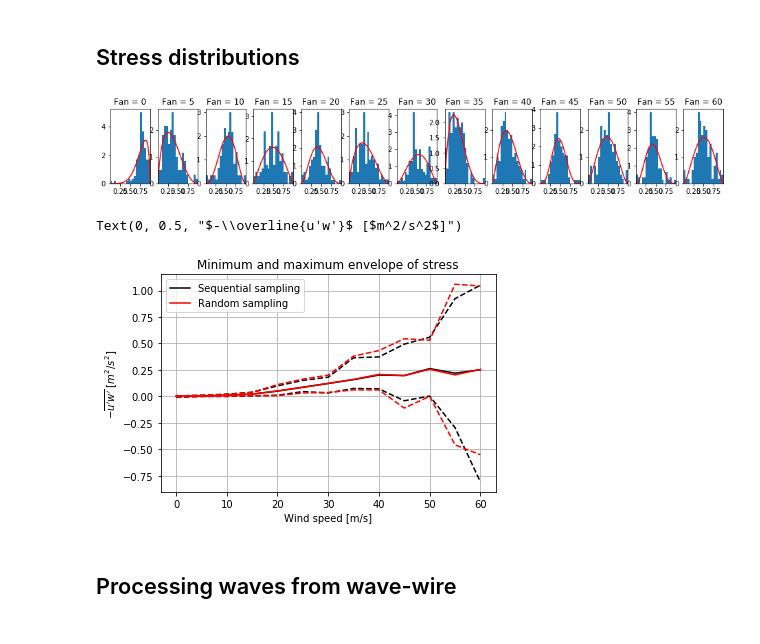
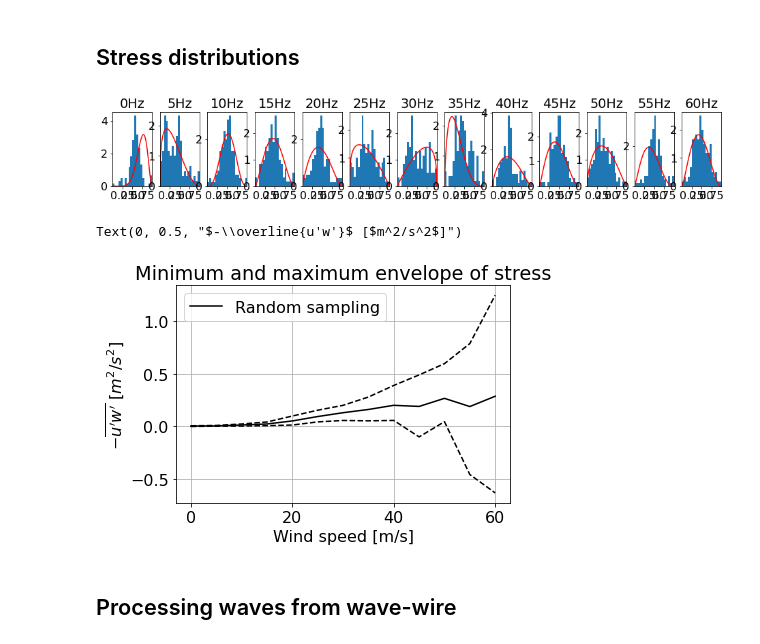
Before and after one commit to sustain-lab/sustain-drag-2020, a Jupyter notebook: tjf-stress.ipynb, the cells around one changed output. Cells and saved outputs as stored; diff of their text form; code cells hidden in the pictures.

```diff
--- a/tjf-stress.ipynb
+++ b/tjf-stress.ipynb
@@ -141,0 +189,9 @@ Text(0.5, 0.98, 'IRGASON 2')
+# %%
+fig = plt.figure(figsize=(10, 8))
+for n in range(len(uw)):
+    plt.semilogx(f[::-1], np.cumsum(np.abs(Suw[n,::-1]) * df) / np.sum(np.abs(Suw[n,::-1]) * df), label='U = %i m/s' % U[n])
+plt.legend()
+plt.xlabel('Frequency [Hz]')
+plt.ylim(0, 1)
+plt.title('Cumulative sum of $S_{uw} \Delta f$ normalized by total stress')
+plt.grid()
@@ -151,14 +293,14 @@ although with the caveat that past some number of samples we'd be oversampling t
 # %%
-def sample_stress_sequential(u, v, w, time, num_runs, run_seconds, sample_seconds, ecfunction=eddy_covariance_flux):
-    """Sequentially sample IRGASON data and compute stress over given sample intervals."""
-    num_samples = run_seconds // sample_seconds
-    U = np.zeros((num_runs, num_samples))
-    uw = np.zeros((num_runs, num_samples))
+def sample_stress(u, v, w, time, run_seconds, sample_seconds, sampling, offset=30):
+    """Uniform-randomly sample IRGASON data and compute stress over given sample intervals."""
+    num_runs, num_samples = sampling.shape
+    U = np.zeros(sampling.shape)
+    uw = np.zeros(sampling.shape)
     perc_good = np.zeros((num_runs, num_samples))
     for n in range(num_runs):
         print('Computing stress for run', n)
         for i in range(num_samples):
-            t0 = n * run_seconds + i * sample_seconds
+            t0 = n * run_seconds + sampling[n,i]
             t1 = t0 + sample_seconds
-            U[n,i], uw[n,i], perc_good[n,i] = ecfunction(u, v, w, time, t0, t1)
+            U[n,i], uw[n,i], perc_good[n,i] = eddy_covariance_flux(u, v, w, time, t0, t1)
     return U, uw, perc_good
@@ -185,5 +314,0 @@ num_runs = len(fan)
-# %%
-U1, uw1, pg1 = sample_stress_sequential(ds.u1, ds.v1, ds.w1, ds.time, num_runs, run_seconds, sample_seconds,
-                                        ecfunction=eddy_covariance_flux)
-U2, uw2, pg2 = sample_stress_sequential(ds.u1, ds.v1, ds.w1, ds.time, num_runs, run_seconds, sample_seconds,
-                                        ecfunction=eddy_covariance_flux_posdef)
@@ -226,0 +315,2 @@ IRGASON 2: 0.7725378023549443
+# %%
+U, uw, percent_good = sample_stress(ds.u1, ds.v1, ds.w1, ds.time, run_seconds, sample_seconds, sampling)
@@ -406,24 +397,21 @@ def dist_ks(x, alpha, beta):
 # %%
 aa, bb = beta_pdf(uw1, 'moments')
 
 fig = plt.figure(figsize=(16, 2))
 for n in range(len(fan)):
     ax = plt.subplot2grid((1, len(fan)), (0, n))
-    data = normalize(uw1[n,:][~np.isnan(uw1[n,:])])
+    data = normalize(uw[n,:][~np.isnan(uw[n,:])])
     plt.hist(data, 20, density=True)
     x = np.linspace(0, 1, 100)
     plt.plot(x, beta.pdf(x, aa[n], bb[n]), 'r-')
     plt.xlim(np.min(data), np.max(data))
-    plt.title('Fan = ' + str(fan[n]))
+    plt.title(str(fan[n]) + 'Hz')
 # %% [output]
-[figure, old version]
+[figure, new version]
 # %%
-plt.plot(fan, np.min(uw1_seq, axis=1), 'k--')
-plt.plot(fan, np.max(uw1_seq, axis=1), 'k--')
-plt.plot(fan, np.mean(uw1_seq, axis=1), 'k-', label='Sequential sampling')
-plt.plot(fan, np.min(uw1, axis=1), 'r--')
-plt.plot(fan, np.max(uw1, axis=1), 'r--')
-plt.plot(fan, np.mean(uw1, axis=1), 'r-', label='Random sampling')
+plt.plot(fan, np.min(uw, axis=1), 'k--')
+plt.plot(fan, np.max(uw, axis=1), 'k--')
+plt.plot(fan, np.mean(uw, axis=1), 'k-', label='Random sampling')
 plt.legend()
 plt.grid()
 plt.title('Minimum and maximum envelope of stress')
@@ -431,7 +419,7 @@ plt.xlabel('Wind speed [m/s]')
 plt.ylabel(r"$-\overline{u'w'}$ [$m^2/s^2$]")
 # %% [output]
 Text(0, 0.5, "$-\\overline{u'w'}$ [$m^2/s^2$]")
-[figure, old version]
+[figure, new version]
 # %% [markdown]
 ## Processing waves from wave-wire
 # %%
```
Also changed, not shown: parts of 50 cells of this notebook.
